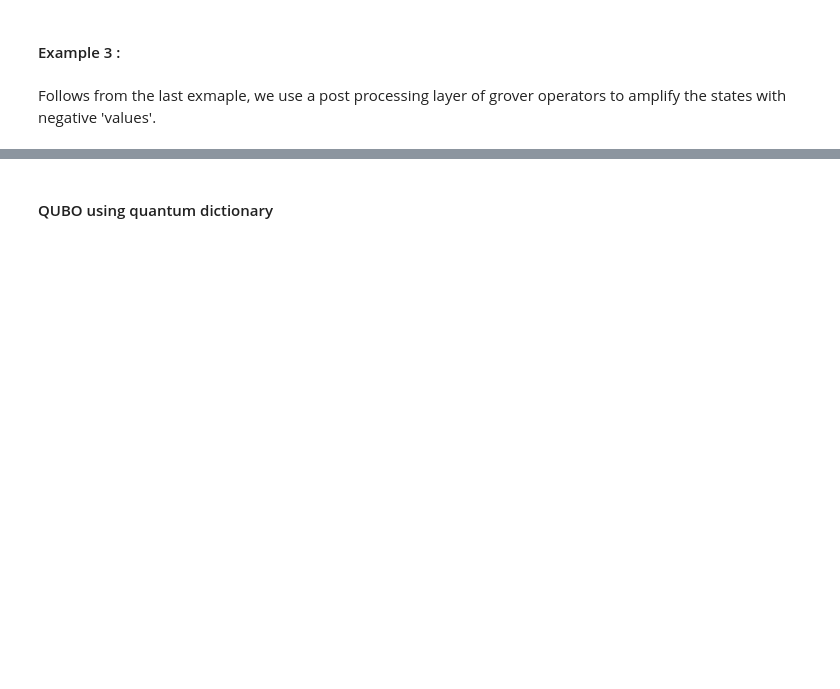
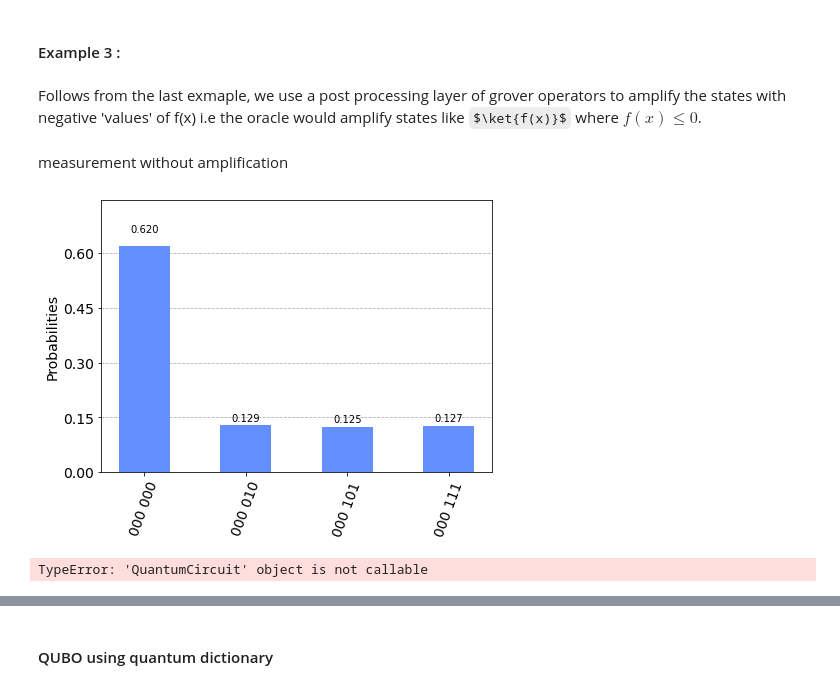
Before and after one commit to speQtrum/QulabsWorkspace-Rajarshi, a Jupyter notebook: QuantumDictionary.ipynb, the cells around one changed output, grey strips where cells are left out. Drawn from its saved outputs; the diff is of its cells as text; code cells hidden in the pictures; some formulas as TeX source; blank space fills up the shorter version.

```diff
--- a/QuantumDictionary.ipynb
+++ b/QuantumDictionary.ipynb
@@ -197,4 +195,4 @@ counts
 # %% [markdown]
 #### Example 3 :
 # %% [markdown]
-Follows from the last exmaple, we use a post processing layer of grover operators to amplify the states with negative 'values'.
+Follows from the last exmaple, we use a post processing layer of grover operators to amplify the states with negative 'values' of f(x) i.e the oracle would amplify states like $\ket{f(x)}$ where $f(x) \leq 0$.
@@ -201,28 +302,35 @@ Follows from the last exmaple, we use a post processing layer of grover operator
+# %% [markdown]
+measurement without amplification
+# %%
+## measurement without amplification
+qc.measure(qm, creg_qm)
+counts = execute(qc, backend= aer, shots= 10024).result().get_counts()
+plot_histogram(counts)
+# %% [output]
+[figure, added]
 # %%
-## grover operator for conditioning amplification
-def grover(precision, steps):
-    qreg = QuantumRegister(precision)
-    ancilla = QuantumRegister(1)
-    qc = QuantumCircuit(qreg, ancilla, name= 'Grover')
+f_dic = create_function_dictionary(val_q, precision)
+qc.compose(grover(f_dic,val_q, precision,1))
+# ## oracle sub rouitne
+# qc.x(ancilla)
+# qc.h(ancilla)
+# qc.cx(qm[-1] , ancilla)
+# qc.h(ancilla)
+# qc.x(ancilla)
 
-    for q in range(steps):
-        qc.x(ancilla)
-        qc.h(ancilla)
-        qc.cx(qreg[0], ancilla)
-        qc.h(ancilla)
-        qc.x(ancilla)
+# ## diffuser sub routine
+# qc = qc.compose(function_dictionary(val_q, precision).to_gate().inverse())
+# qc.x(ancilla)
+# qc.h(ancilla)
+# qc.x(qreg)
+# qc.x(qm)
+# qc.mcx(qc._qubits[:-1], ancilla)
+# qc.x(qm)
+# qc.x(qreg)
+# qc.h(ancilla)
+# qc.x(ancilla)
+# qc = qc.compose(function_dictionary(val_q, precision).to_gate())
 
-
-        qc.h(qreg)
-        qc.x(qreg)
-        qc.x(ancilla)
-        qc.h(ancilla)
-        qc.mcx(qreg ,ancilla)
-        qc.h(ancilla)
-        qc.x(ancilla)
-        qc.x(qreg)
-        qc.h(qreg)
-
-
-
-    return qc.to_gate()
+qc.draw()
+# %% [output]
+TypeError: 'QuantumCircuit' object is not callable
```
Also changed, not shown: parts of 26 cells of this notebook, 1 other file.
